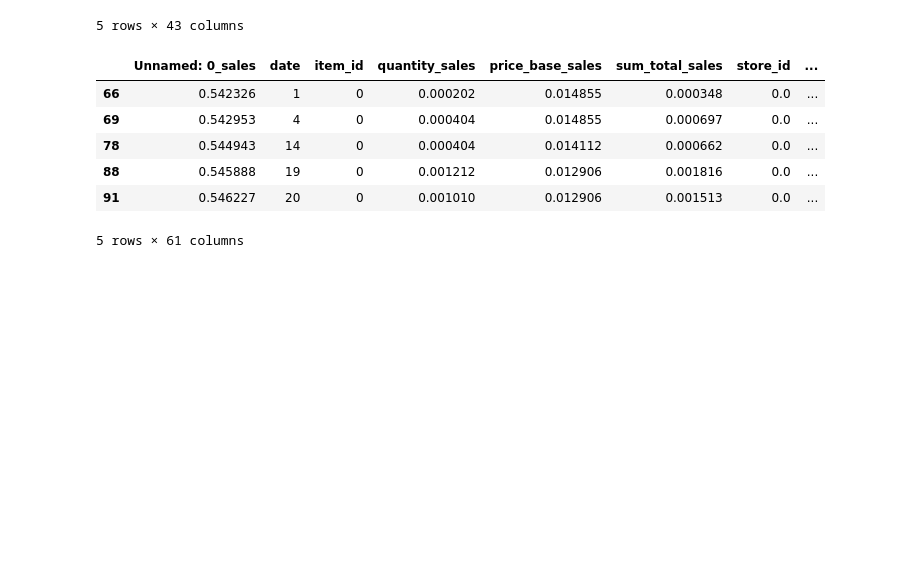
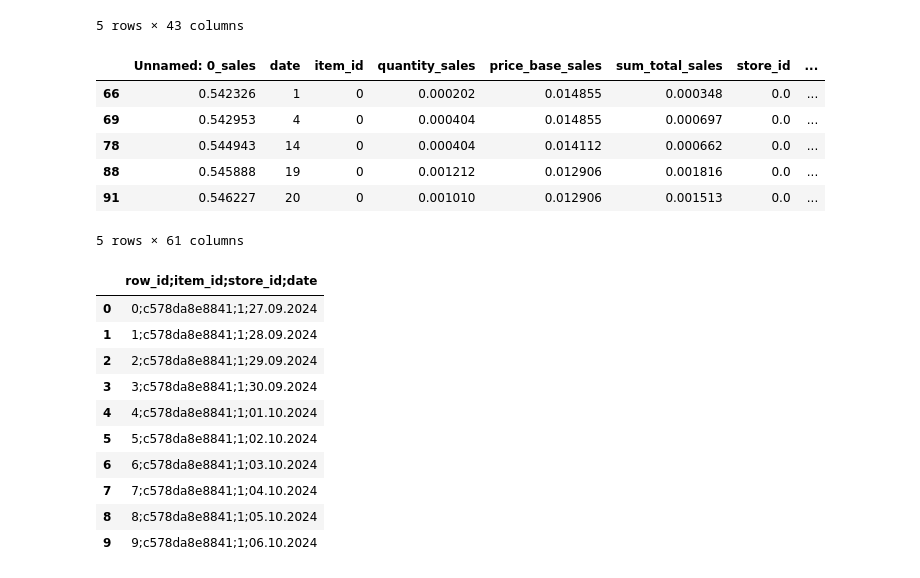
Before and after one commit to reagan-adajo/Capstone_Project, a Jupyter notebook: index.ipynb, the cells around one changed output. Drawn from its saved outputs; the diff is of its cells as text; code cells hidden in the pictures; blank space fills up the shorter version.

```diff
--- a/index.ipynb
+++ b/index.ipynb
@@ -487,3 +487,18 @@ merged_df.head()
 | 88 | 0.545888 | 19 | 0 | 0.001212 | 0.012906 | 0.001816 | 0.0 | ... |
 | 91 | 0.546227 | 20 | 0 | 0.001010 | 0.012906 | 0.001513 | 0.0 | ... |
 5 rows × 61 columns
+# %%
+test_df = pd.read_csv('test.csv')
+test_df.head(10)
+# %% [output]
+|  | row_id;item_id;store_id;date |
+| 0 | 0;c578da8e8841;1;27.09.2024 |
+| 1 | 1;c578da8e8841;1;28.09.2024 |
+| 2 | 2;c578da8e8841;1;29.09.2024 |
+| 3 | 3;c578da8e8841;1;30.09.2024 |
+| 4 | 4;c578da8e8841;1;01.10.2024 |
+| 5 | 5;c578da8e8841;1;02.10.2024 |
+| 6 | 6;c578da8e8841;1;03.10.2024 |
+| 7 | 7;c578da8e8841;1;04.10.2024 |
+| 8 | 8;c578da8e8841;1;05.10.2024 |
+| 9 | 9;c578da8e8841;1;06.10.2024 |
```
Also changed, not shown: parts of 3 cells of this notebook.
